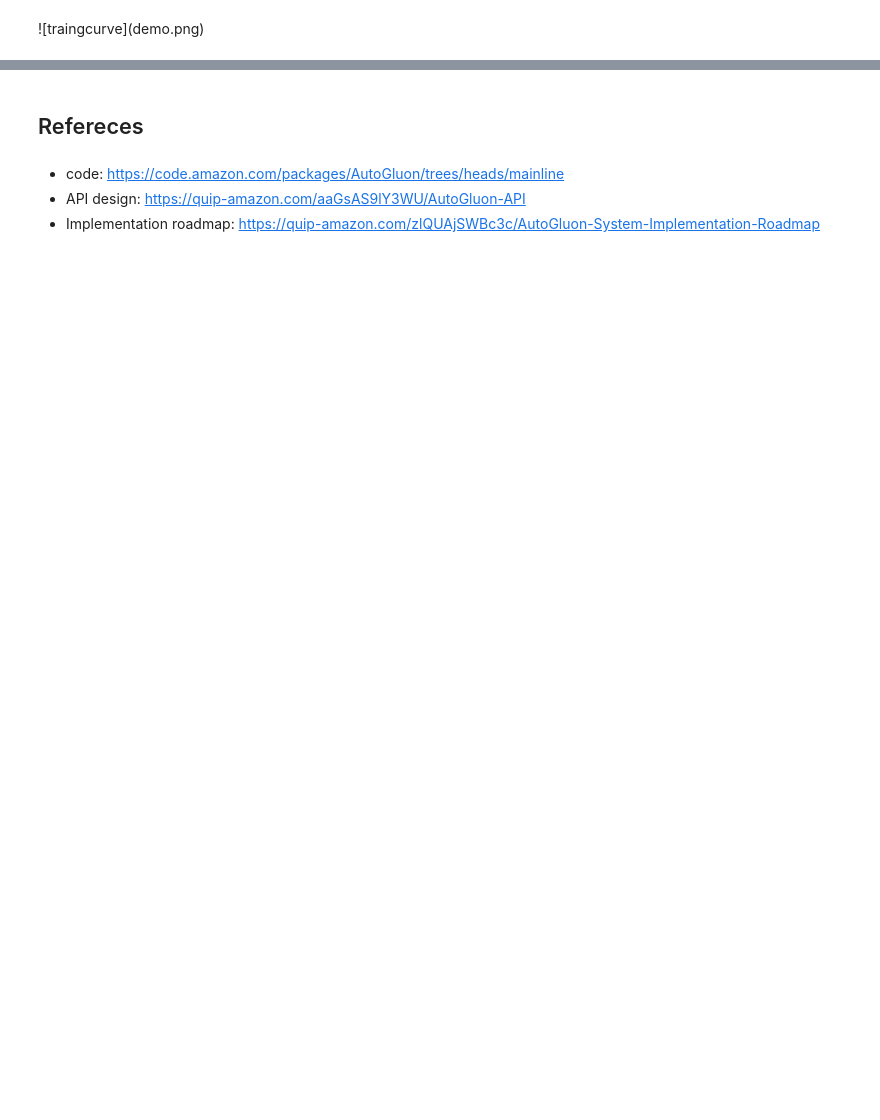
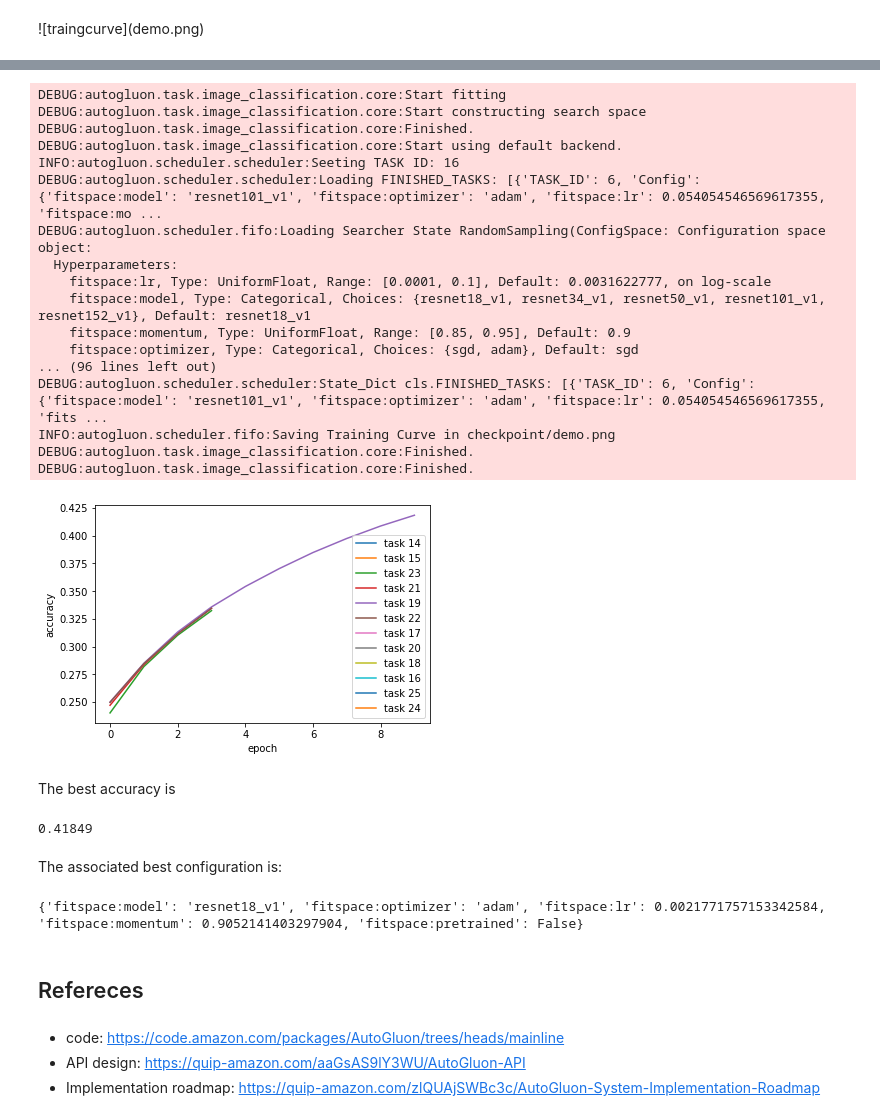
Before and after one commit to autogluon/autogluon, a Jupyter notebook: tutorials/autogluon_demo.ipynb, the cells around one changed output, grey strips where cells are left out. Drawn from its saved outputs; the diff is of its cells as text; code cells hidden in the pictures; blank space fills up the shorter version.

```diff
--- a/tutorials/autogluon_demo.ipynb
+++ b/tutorials/autogluon_demo.ipynb
@@ -207,3 +413,58 @@ results.config
+# %%
+stop_criterion = {
+    'time_limits': 1*60*60,
+    'max_metric': 0.80,
+    'max_trial_count': 26
+}
+
+resources_per_trial = {
+    'max_num_gpus': 1,
+    'max_num_cpus': 4,
+    'max_training_epochs': 10
+}
+
+resume = True
+# %%
+models = task.fit(dataset,
+                  nets,
+                  optimizers,
+                  searcher=searcher,
+                  trial_scheduler=trial_scheduler,
+                  resume=resume,
+                  savedir=savedir,
+                  stop_criterion=stop_criterion,
+                  resources_per_trial=resources_per_trial)
+# %% [output]
+DEBUG:autogluon.task.image_classification.core:Start fitting
+DEBUG:autogluon.task.image_classification.core:Start constructing search space
+DEBUG:autogluon.task.image_classification.core:Finished.
+DEBUG:autogluon.task.image_classification.core:Start using default backend.
+INFO:autogluon.scheduler.scheduler:Seeting TASK ID: 16
+DEBUG:autogluon.scheduler.scheduler:Loading FINISHED_TASKS: [{'TASK_ID': 6, 'Config': {'fitspace:model': 'resnet101_v1', 'fitspace:optimizer': 'adam', 'fitspace:lr': 0.054054546569617355, 'fitspace:mo ...
+DEBUG:autogluon.scheduler.fifo:Loading Searcher State RandomSampling(ConfigSpace: Configuration space object:
+  Hyperparameters:
+    fitspace:lr, Type: UniformFloat, Range: [0.0001, 0.1], Default: 0.0031622777, on log-scale
+    fitspace:model, Type: Categorical, Choices: {resnet18_v1, resnet34_v1, resnet50_v1, resnet101_v1, resnet152_v1}, Default: resnet18_v1
+    fitspace:momentum, Type: UniformFloat, Range: [0.85, 0.95], Default: 0.9
+    fitspace:optimizer, Type: Categorical, Choices: {sgd, adam}, Default: sgd
+... (96 lines left out)
+DEBUG:autogluon.scheduler.scheduler:State_Dict cls.FINISHED_TASKS: [{'TASK_ID': 6, 'Config': {'fitspace:model': 'resnet101_v1', 'fitspace:optimizer': 'adam', 'fitspace:lr': 0.054054546569617355, 'fits ...
+INFO:autogluon.scheduler.fifo:Saving Training Curve in checkpoint/demo.png
+DEBUG:autogluon.task.image_classification.core:Finished.
+DEBUG:autogluon.task.image_classification.core:Finished.
+[figure, added]
+# %% [markdown]
+The best accuracy is
+# %%
+print(models[1])
+# %% [output]
+0.41849
+# %% [markdown]
+The associated best configuration is:
+# %%
+print(models[2])
+# %% [output]
+{'fitspace:model': 'resnet18_v1', 'fitspace:optimizer': 'adam', 'fitspace:lr': 0.0021771757153342584, 'fitspace:momentum': 0.9052141403297904, 'fitspace:pretrained': False}
 # %% [markdown]
 ## Refereces
 # %% [markdown]
```
Also changed, not shown: parts of 56 cells of this notebook, 7 other files.
